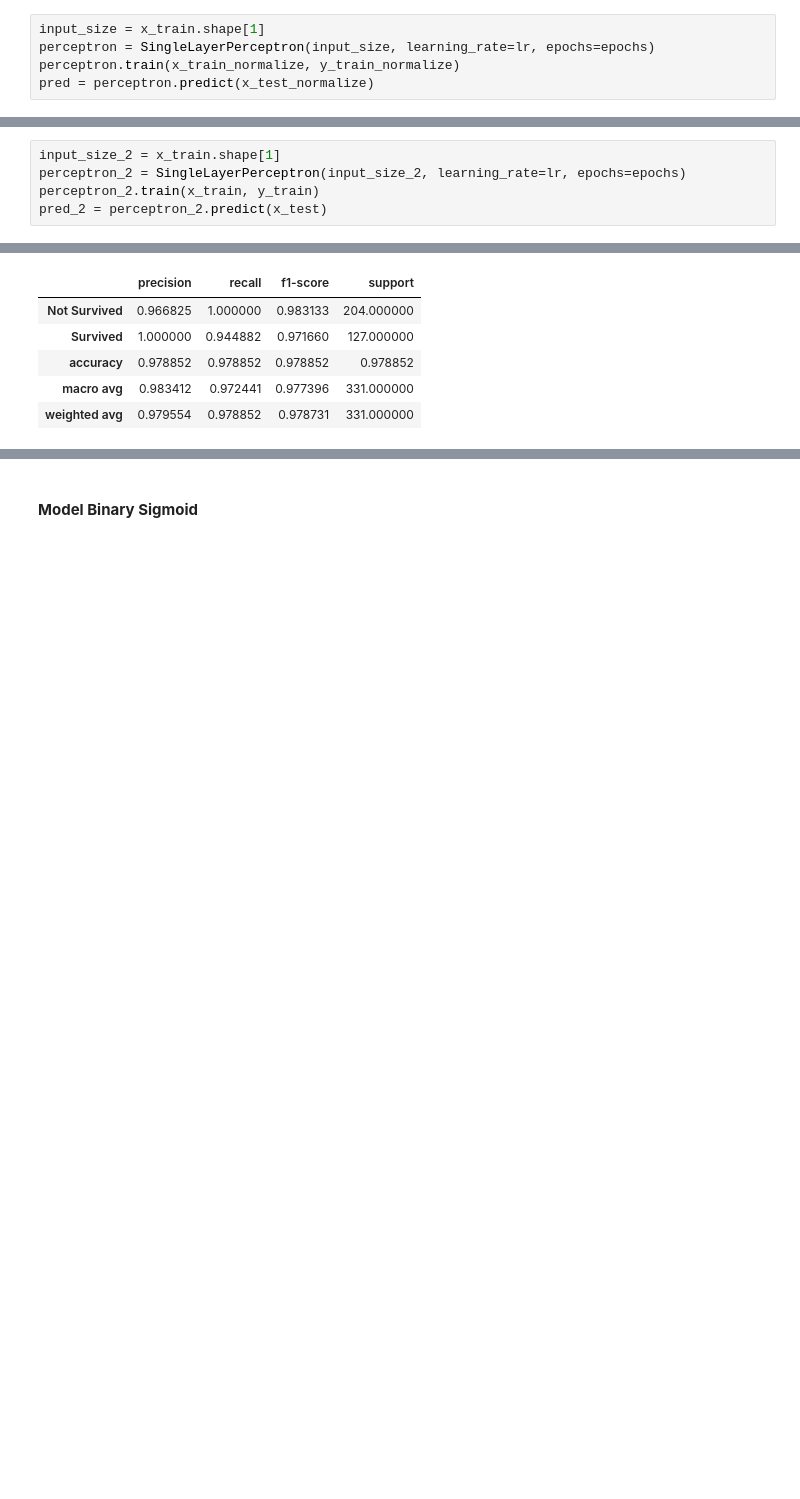
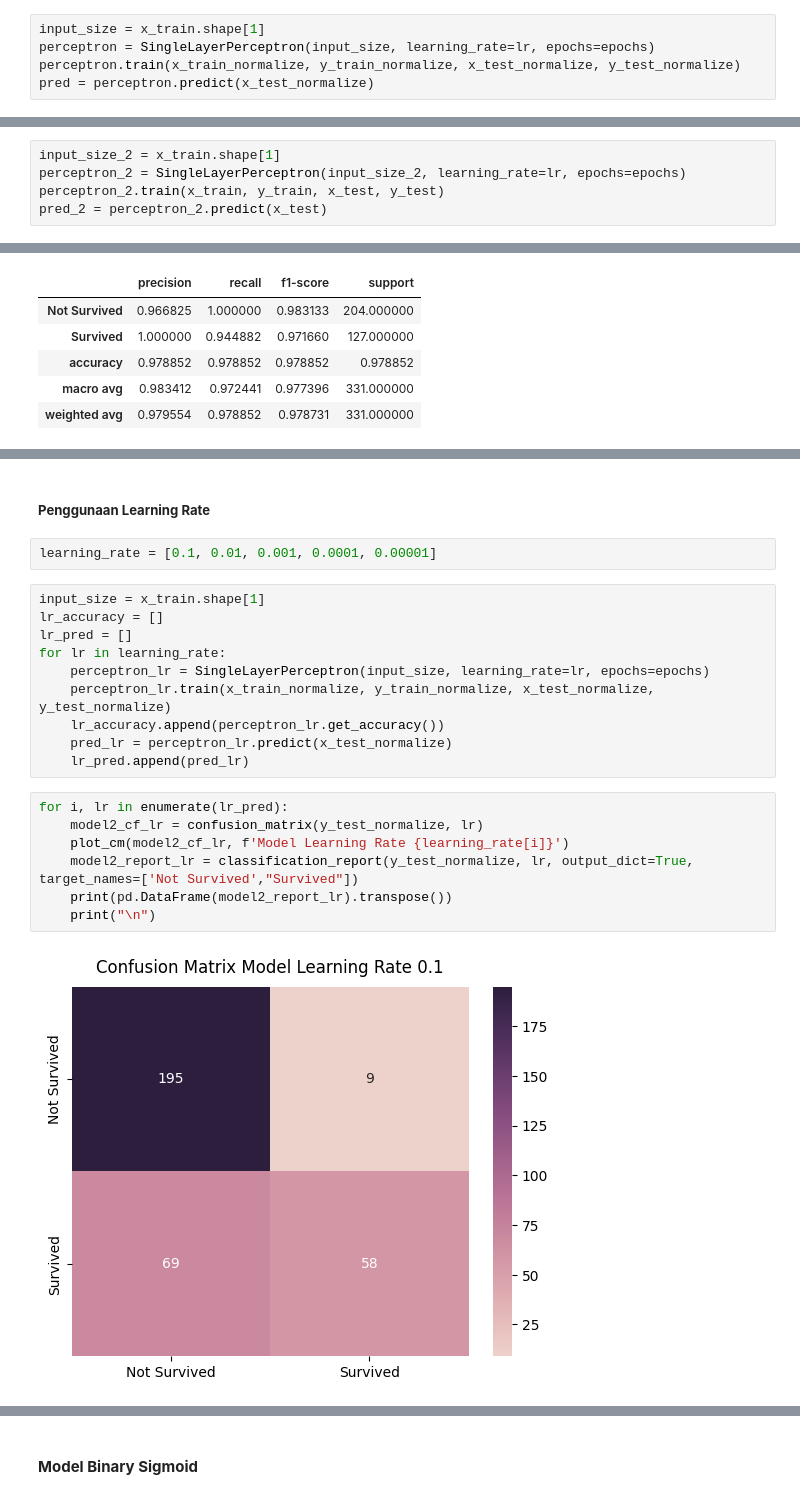
Before and after one commit to WawanWidiantara/Single-Layer-Perceptron, a Jupyter notebook: Single-Layer-Perceptron/slp.ipynb, the cells around one changed output, grey strips where cells are left out. Saved outputs shown, nothing was run; the diff lists cells and outputs as text; blank space fills up the shorter version.

```diff
--- a/Single-Layer-Perceptron/slp.ipynb
+++ b/Single-Layer-Perceptron/slp.ipynb
@@ -210,5 +216,5 @@ class SingleLayerPerceptron:
 # %%
 input_size = x_train.shape[1]
 perceptron = SingleLayerPerceptron(input_size, learning_rate=lr, epochs=epochs)
-perceptron.train(x_train_normalize, y_train_normalize)
+perceptron.train(x_train_normalize, y_train_normalize, x_test_normalize, y_test_normalize)
 pred = perceptron.predict(x_test_normalize)
@@ -250,5 +238,5 @@ pd.DataFrame(model2_report).transpose()
 # %%
 input_size_2 = x_train.shape[1]
 perceptron_2 = SingleLayerPerceptron(input_size_2, learning_rate=lr, epochs=epochs)
-perceptron_2.train(x_train, y_train)
+perceptron_2.train(x_train, y_train, x_test, y_test)
 pred_2 = perceptron_2.predict(x_test)
@@ -335,0 +318,23 @@ pd.DataFrame(model_report_2col).transpose()
+# %% [markdown]
+##### **Penggunaan Learning Rate**
+# %%
+learning_rate = [0.1, 0.01, 0.001, 0.0001, 0.00001]
+# %%
+input_size = x_train.shape[1]
+lr_accuracy = []
+lr_pred = []
+for lr in learning_rate:
+    perceptron_lr = SingleLayerPerceptron(input_size, learning_rate=lr, epochs=epochs)
+    perceptron_lr.train(x_train_normalize, y_train_normalize, x_test_normalize, y_test_normalize)
+    lr_accuracy.append(perceptron_lr.get_accuracy())
+    pred_lr = perceptron_lr.predict(x_test_normalize)
+    lr_pred.append(pred_lr)
+# %%
+for i, lr in enumerate(lr_pred):
+    model2_cf_lr = confusion_matrix(y_test_normalize, lr)
+    plot_cm(model2_cf_lr, f'Model Learning Rate {learning_rate[i]}')
+    model2_report_lr = classification_report(y_test_normalize, lr, output_dict=True, target_names=['Not Survived',"Survived"])
+    print(pd.DataFrame(model2_report_lr).transpose())
+    print("\n")
+# %% [output]
+[figure, added]
```
Also changed, not shown: parts of 12 cells of this notebook.
